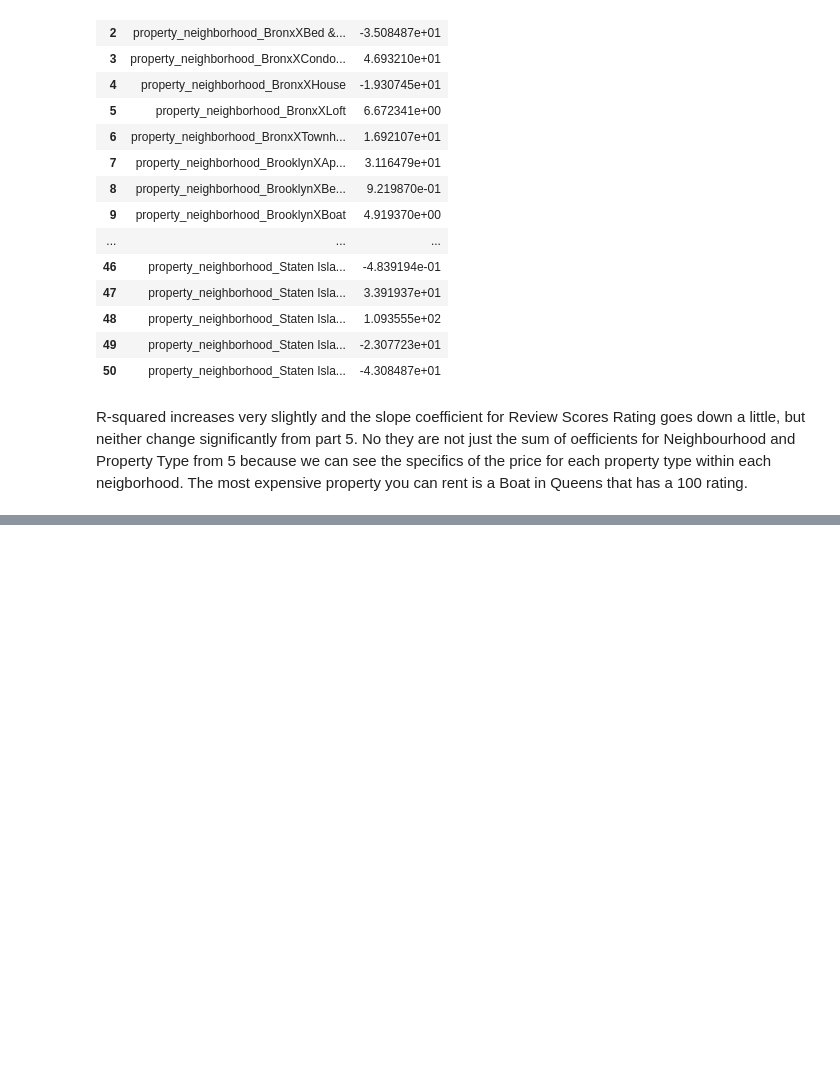
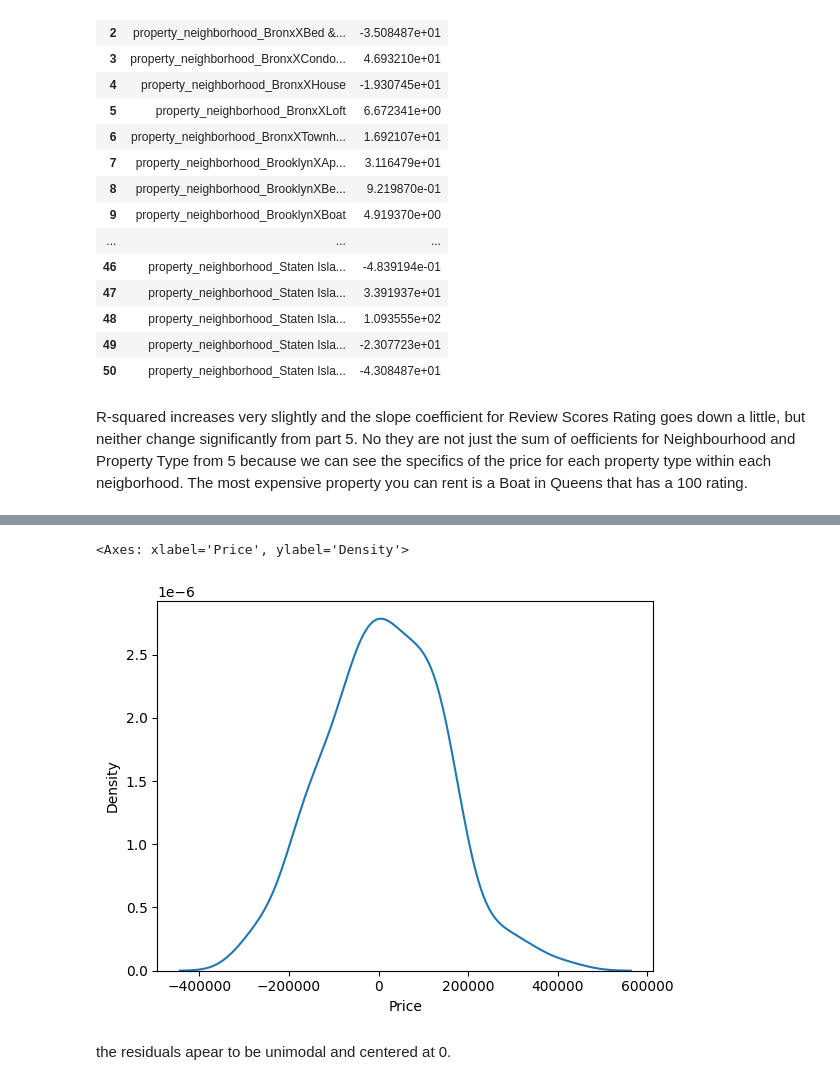
Before and after one commit to rachel1234561/labs, a Jupyter notebook: Copy_of_assignment.ipynb, the cells around one changed output, grey strips where cells are left out. Cells and saved outputs as stored; diff of their text form; code cells hidden in the pictures; blank space fills up the shorter version.

```diff
--- a/Copy_of_assignment.ipynb
+++ b/Copy_of_assignment.ipynb
@@ -336,0 +503,7 @@ This is typically the preferred way of expressing the OLS coefficients.
+# %%
+sns.kdeplot(residuals)
+# %% [output]
+<Axes: xlabel='Price', ylabel='Density'>
+[figure, added]
+# %% [markdown]
+the residuals apear to be unimodal and centered at 0.
```
Also changed, not shown: parts of 31 cells of this notebook.
